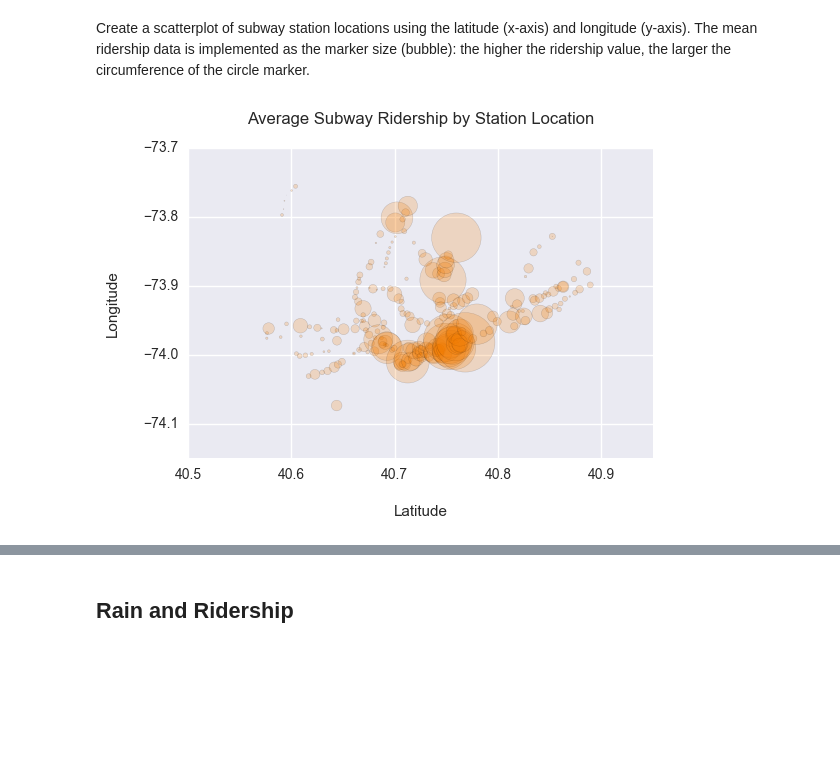
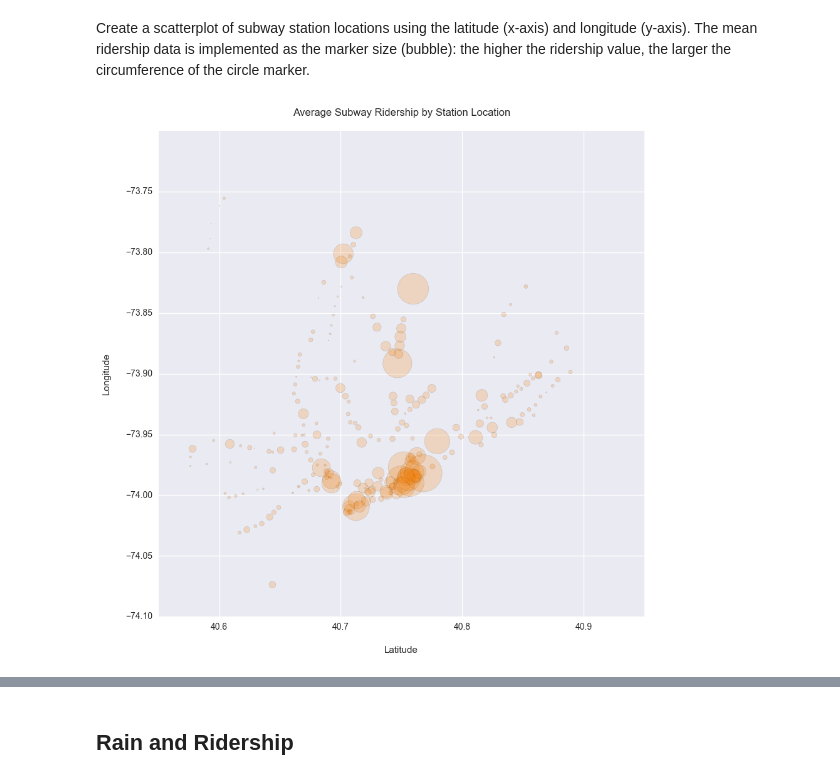
Before and after one commit to mugofjoe/explore-select-gapminder-data, a Jupyter notebook: Gapminder2D/Gapminder2D/Plotting DataFrames Subway Data.ipynb, the cells around one changed output, grey strips where cells are left out. Cells and saved outputs as stored; diff of their text form; code cells hidden in the pictures; blank space fills up the shorter version.

Commit message:
Finished plotting graphs for ridership data.

```diff
--- a/Gapminder2D/Gapminder2D/Plotting DataFrames Subway Data.ipynb
+++ b/Gapminder2D/Gapminder2D/Plotting DataFrames Subway Data.ipynb
@@ -87,17 +87,19 @@ Create a scatterplot of subway station locations using the latitude (x-axis) and
 # %%
 %matplotlib inline
 import numpy as np
+
 
 latitude_x = data_by_location['latitude']
 longitude_y = data_by_location['longitude']
 circle_area = np.pi * (4 * standardized_hourly_entries)**2
 colors = np.random.rand(len(data_by_location))
 
+plt.figure(figsize=(10,10))
 plt.xlabel('\nLatitude')
 plt.ylabel('Longitude\n')
 plt.title('Average Subway Ridership by Station Location\n')
 plt.scatter(latitude_x, longitude_y, c='#f57c00', s=circle_area, alpha=0.2)
 
 print(crlf)
 # %% [output]
-[figure, old version]
+[figure, new version]
```
Also changed, not shown: parts of 8 cells of this notebook.
